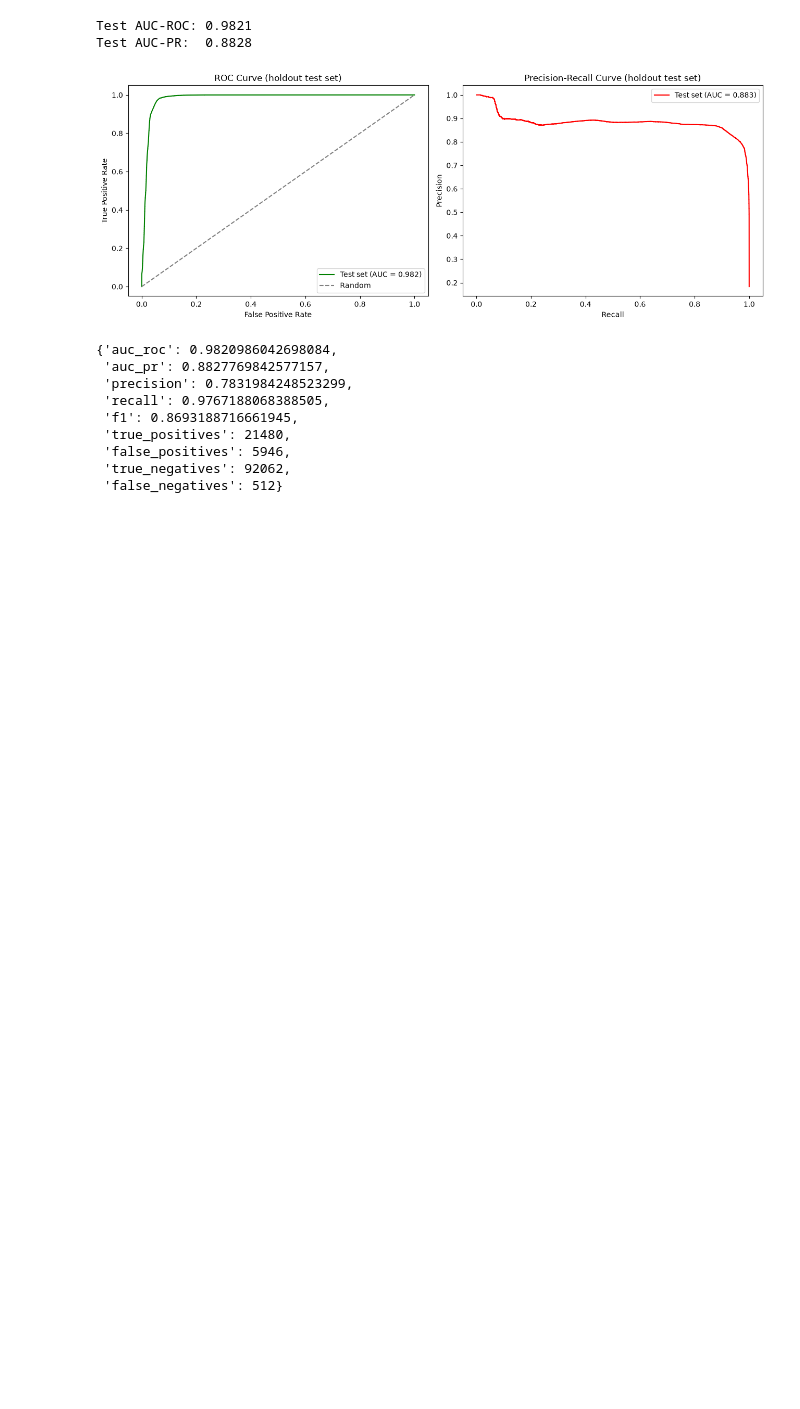
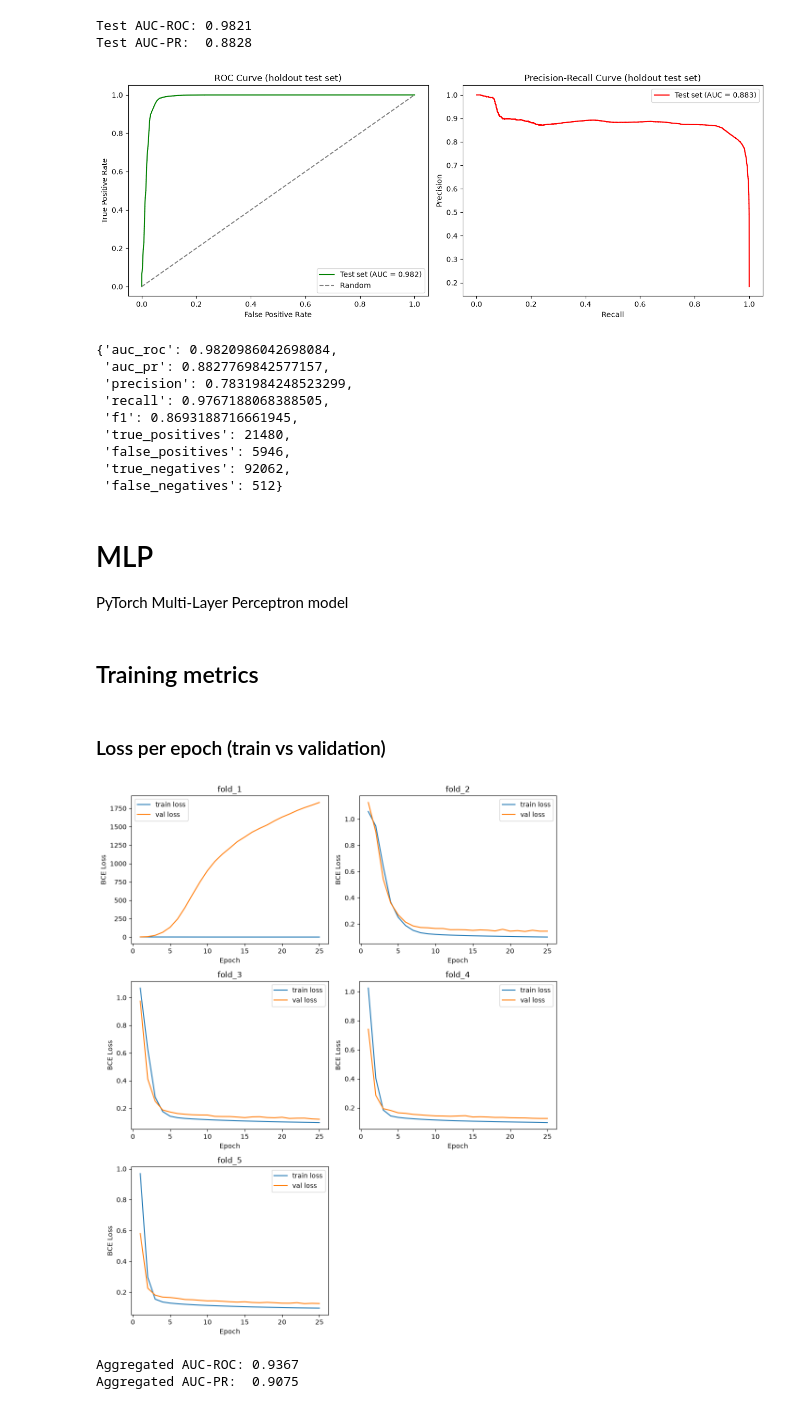
Before and after one commit to simonescrofana/credit-default-pipeline, a Jupyter notebook: ml/evaluation/plots.ipynb, the cells around one changed output. Saved outputs shown, nothing was run; the diff lists cells and outputs as text; code cells hidden in the pictures; blank space fills up the shorter version.

```diff
--- a/ml/evaluation/plots.ipynb
+++ b/ml/evaluation/plots.ipynb
@@ -295,3 +297,8 @@ test_metrics_at_threshold
 # with mlflow.start_run(run_id=final_run_id):
 #   mlflow.log_param("selected_threshold", best_threshold)
 #   mlflow.log_metrics({f"tuned_{k}": v for k, v in test_metrics_at_threshold.items()})
+# %% [markdown]
+# MLP
+PyTorch Multi-Layer Perceptron model
+# %% [markdown]
+## Training metrics
@@ -297,0 +332,65 @@ test_metrics_at_threshold
+# %% [markdown]
+### Loss per epoch (train vs validation)
+# %%
+client = MlflowClient()
+
+mlp_loss_histories = []
+for _, run in mlp_fold_runs.iterrows():
+    run_id = run["run_id"]
+
+    train_loss_history = client.get_metric_history(run_id, "train_loss")
+    val_loss_history = client.get_metric_history(run_id, "val_loss")
+
+    mlp_loss_histories.append(
+        {
+            "run_name": run["tags.mlflow.runName"],
+            "train_epochs": [m.step for m in train_loss_history],
+            "train_loss": [m.value for m in train_loss_history],
+            "val_epochs": [m.step for m in val_loss_history],
+            "val_loss": [m.value for m in val_loss_history],
+        }
+    )
+# %%
+n_folds = len(mlp_loss_histories)
+n_cols = 2
+n_rows = math.ceil(n_folds / n_cols)
+fig, axes = plt.subplots(n_rows, n_cols, figsize=(5 * n_cols, 4 * n_rows))
+axes = axes.flatten()
+
+if n_folds == 1:
+    axes = [axes]
+
+for ax, history in zip(axes, mlp_loss_histories):
+    ax.plot(history["train_epochs"], history["train_loss"], label="train loss")
+    if history["val_loss"]:
+        ax.plot(history["val_epochs"], history["val_loss"], label="val loss")
+    ax.set_xlabel("Epoch")
+    ax.set_ylabel("BCE Loss")
+    ax.set_title(history["run_name"])
+    ax.legend()
+
+for ax in axes[len(mlp_loss_histories) :]:
+    ax.set_visible(False)
+
+plt.tight_layout()
+plt.show()
+# %% [output]
+[figure, added]
+# %%
+mlp_all_predictions = pd.concat(mlp_fold_predictions, ignore_index=True)
+
+mlp_fpr_agg, mlp_tpr_agg, mlp_roc_thresholds_agg = roc_curve(
+    mlp_all_predictions["y_true"], mlp_all_predictions["y_pred_proba"]
+)
+mlp_precision_agg, mlp_recall_agg, mlp_pr_thresholds_agg = precision_recall_curve(
+    mlp_all_predictions["y_true"], mlp_all_predictions["y_pred_proba"]
+)
+
+mlp_auc_roc_agg = auc(mlp_fpr_agg, mlp_tpr_agg)
+mlp_auc_pr_agg = auc(mlp_recall_agg, mlp_precision_agg)
+
+print(f"Aggregated AUC-ROC: {mlp_auc_roc_agg:.4f}")
+print(f"Aggregated AUC-PR:  {mlp_auc_pr_agg:.4f}")
+# %% [output]
+Aggregated AUC-ROC: 0.9367
+Aggregated AUC-PR:  0.9075
```
Also changed, not shown: parts of 12 cells of this notebook, 2 other files.
